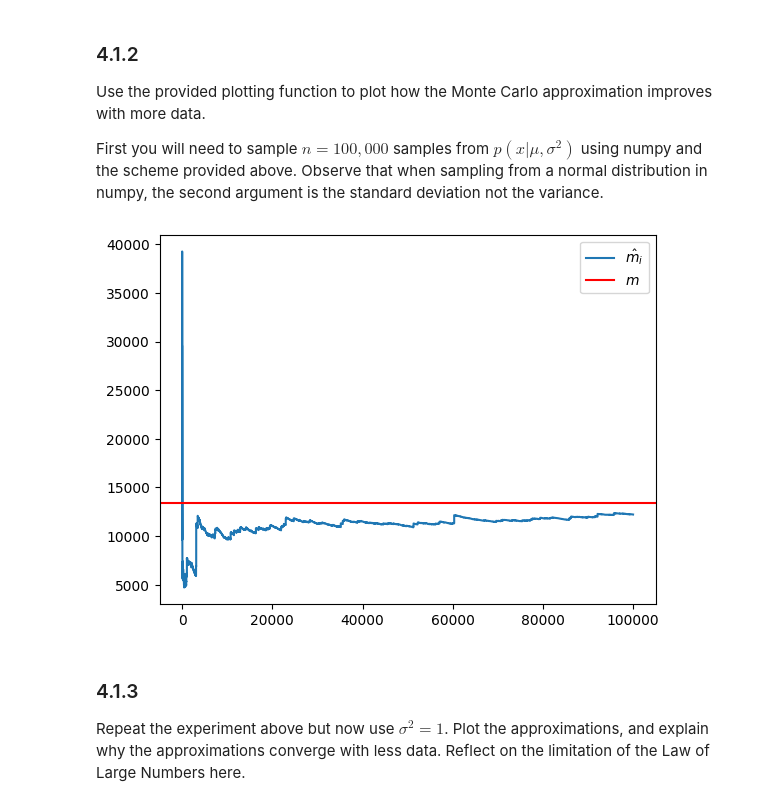
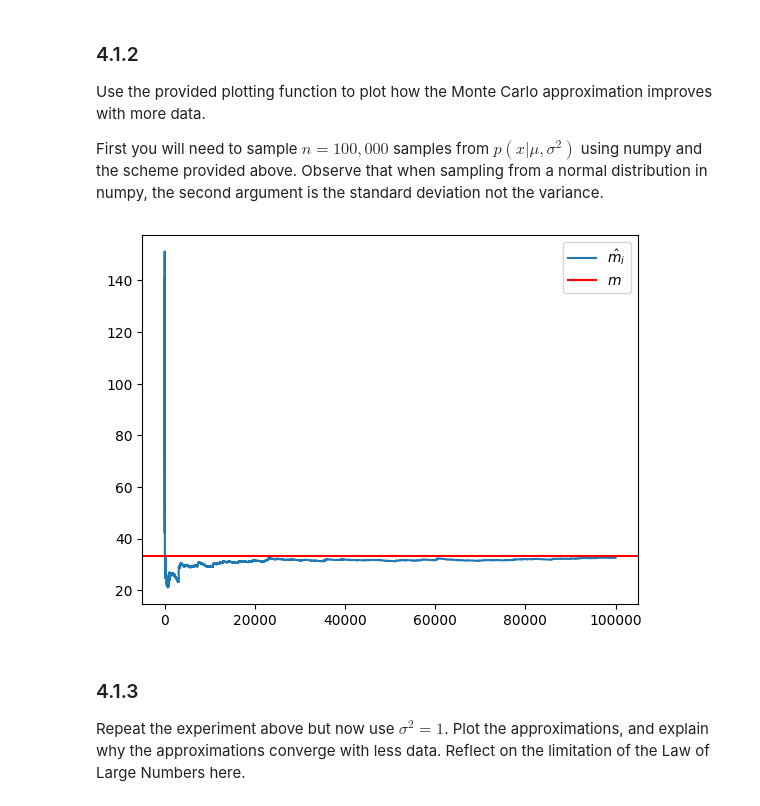
Before and after one commit to leonardodeclara/DD2447-Statistical-Methods-in-Applied-Computer-Science, a Jupyter notebook: Assignment_1/assignment1.ipynb, the cells around one changed output. Saved outputs shown, nothing was run; the diff lists cells and outputs as text; code cells hidden in the pictures.

```diff
--- a/Assignment_1/assignment1.ipynb
+++ b/Assignment_1/assignment1.ipynb
@@ -550,19 +562,19 @@ def plot_means(m, data):
     plt.axhline(m, 0, n, color='red', label='$m$')
     plt.legend(loc='best')
     plt.show()
-
-np.random.seed(0)  # don't change the seed
-# code the sampling scheme below here (it's important that you use the provided seed)
-mu = 5
-sig = 3
-samples_z=np.random.normal(mu,sig,100000)
-samples_x=np.exp(samples_z)
-esponente = mu + (sig**2)/2
-# mean of the distribution
-m = math.exp(esponente)
-plot_means(m, samples_x)
-# %% [output]
-[figure, removed]
+# %%
+np.random.seed(0)  # don't change the seed
+# code the sampling scheme below here (it's important that you use the provided seed)
+mu = 1
+sig = np.sqrt(5)
+samples_z=np.random.normal(mu,sig,100000)
+samples_x=np.exp(samples_z)
+esponente = mu + (sig**2)/2
+# mean of the distribution
+m = math.exp(esponente)
+plot_means(m, samples_x)
+# %% [output]
+[figure, added]
 # %% [markdown]
 ### 4.1.3
 Repeat the experiment above but now use $\sigma^2 = 1$. Plot the approximations, and explain why the approximations converge with less data. Reflect on the limitation of the Law of Large Numbers here.
```
Also changed, not shown: parts of 20 cells of this notebook.
